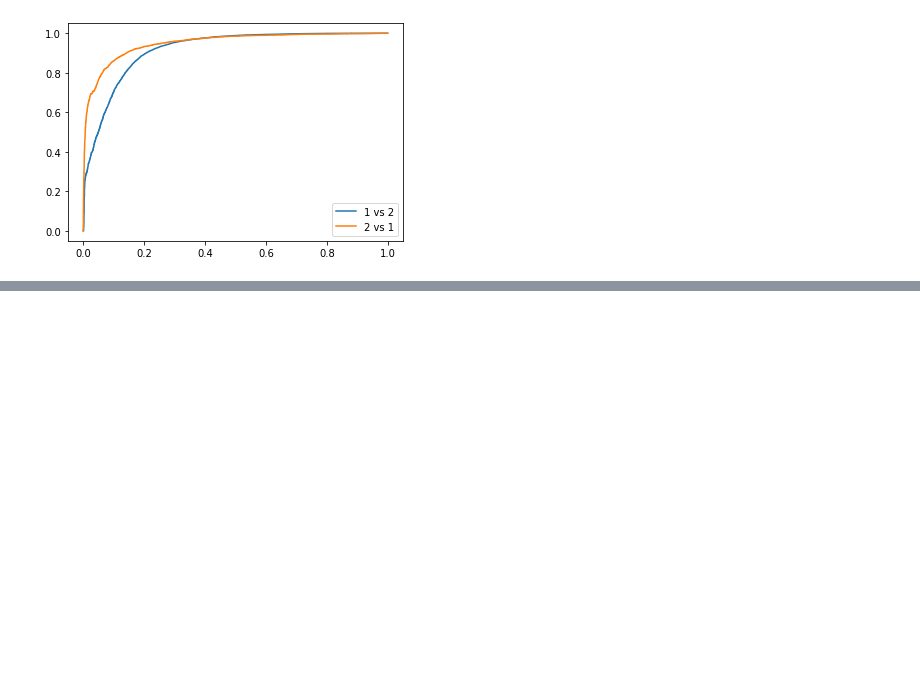
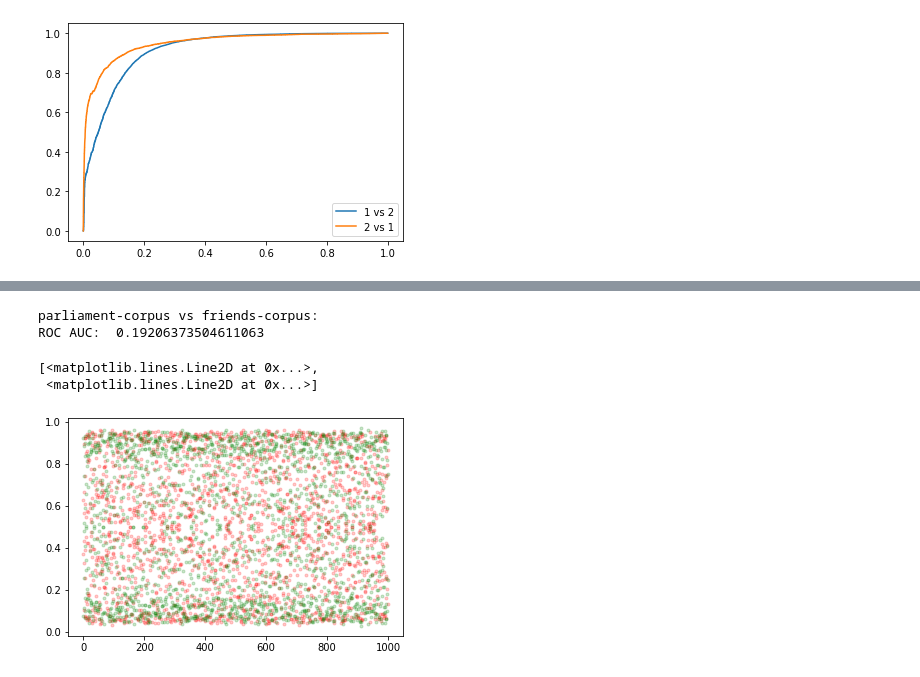
Before and after one commit to jlatko/text-anomaly-detection, a Jupyter notebook: data_analysis.ipynb, the cells around one changed output, grey strips where cells are left out. Saved outputs shown, nothing was run; the diff lists cells and outputs as text; code cells hidden in the pictures; blank space fills up the shorter version.

```diff
--- a/data_analysis.ipynb
+++ b/data_analysis.ipynb
@@ -363,0 +529,12 @@ g
+# %%
+x = np.concatenate([v1_s, v2_s])
+y = np.concatenate([
+    np.ones_like(v1_s),
+    np.zeros_like(v2_s)
+]).astype(int)
+fpr, tpr, thresholds = metrics.roc_curve(y, x)
+print(f'{s1} vs {s2}:')
+print('ROC AUC: ', metrics.roc_auc_score(y, x))
+# %% [output]
+parliament-corpus vs friends-corpus:
+ROC AUC:  0.19206373504611063
@@ -363,0 +558,10 @@ g
+# %%
+doc_topics = lda.transform(v1_val[:1000])
+doc_topics2 = lda.transform(v2_val[:1000])
+# %%
+plt.plot(doc_topics, 'r.', alpha=0.2)
+plt.plot(doc_topics2, 'g.', alpha=0.2)
+# %% [output]
+[<matplotlib.lines.Line2D at 0x...>,
+ <matplotlib.lines.Line2D at 0x...>]
+[figure, added]
```
Also changed, not shown: parts of 28 cells of this notebook, 1 other file.
